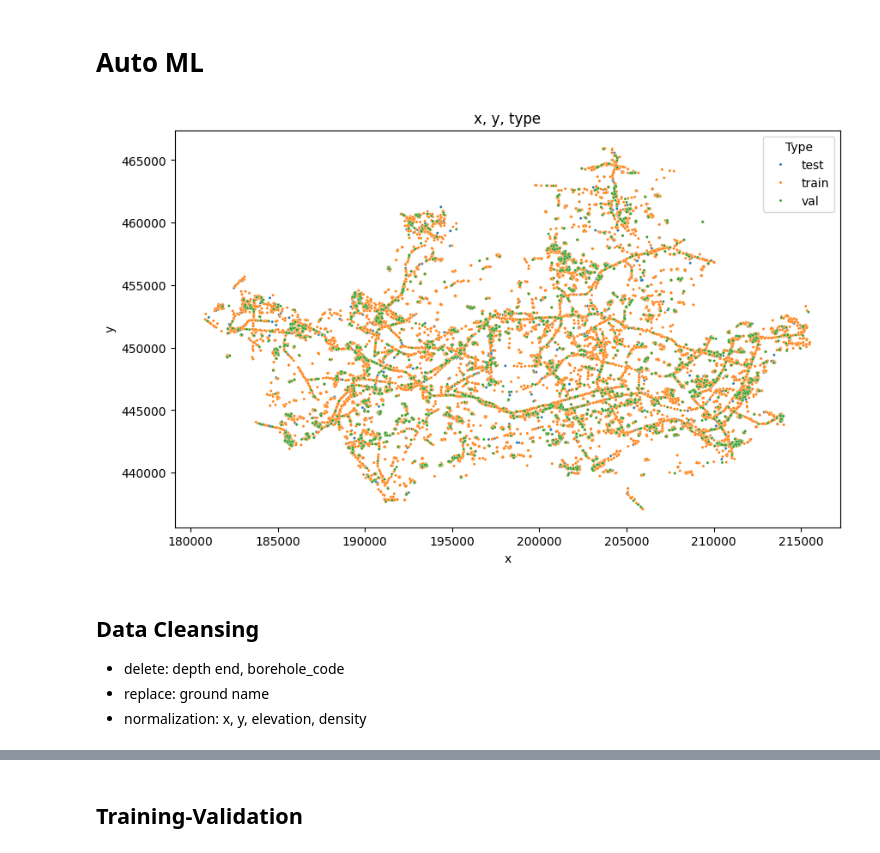
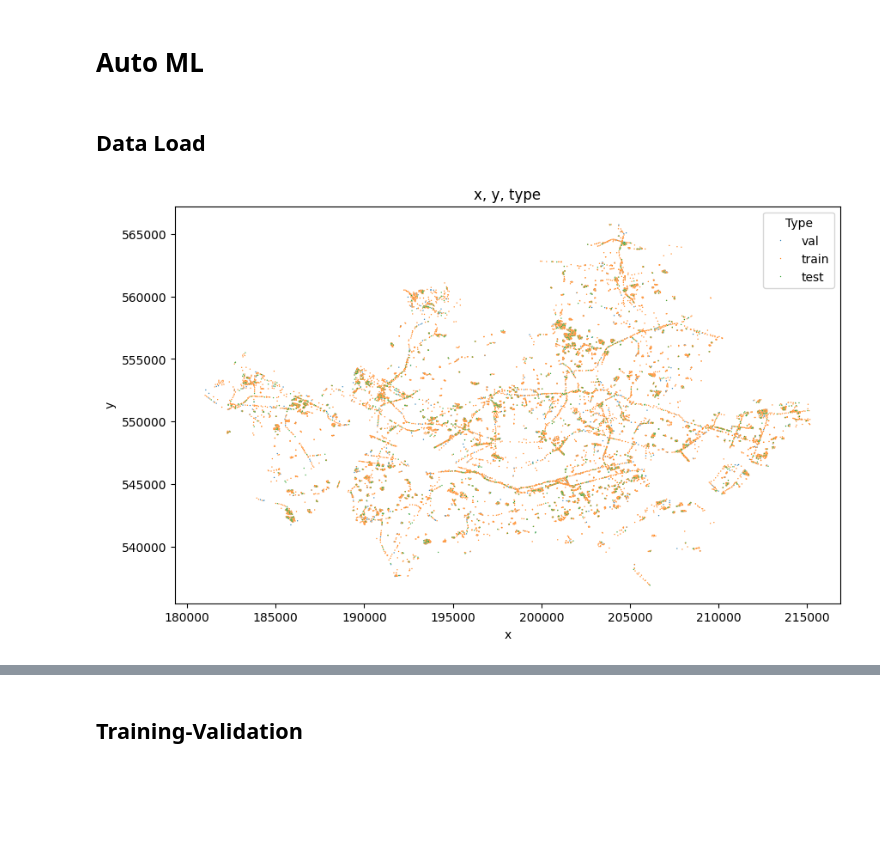
Before and after one commit to go0leum/rockhead_prediction, a Jupyter notebook: bedrock_head_prediction_automl.ipynb, the cells around one changed output, grey strips where cells are left out. Cells and saved outputs as stored; diff of their text form; code cells hidden in the pictures; blank space fills up the shorter version.

```diff
--- a/bedrock_head_prediction_automl.ipynb
+++ b/bedrock_head_prediction_automl.ipynb
@@ -6,23 +6,25 @@ from autogluon.tabular import TabularDataset, TabularPredictor
 import utils.eda_utils as eda_utils
 from sklearn.metrics import mean_absolute_error, mean_squared_error, mean_squared_error, r2_score
 import numpy as np
+# %% [markdown]
+## Data Load
 # %%
-train_df = pd.read_csv('data/240907_Rockhead_Seoul_train(false, before_aumentation).csv')
-val_df = pd.read_csv('data/240907_Rockhead_Seoul_val(false, before_aumentation).csv')
-test_df = pd.read_csv('data/240907_Rockhead_Seoul_test(false, before_aumentation).csv')
+train_df = pd.read_csv('data/241001_Rockhead_Seoul_train(before_aumentation).csv')
+val_df = pd.read_csv('data/241001_Rockhead_Seoul_val(before_aumentation).csv')
+test_df = pd.read_csv('data/241001_Rockhead_Seoul_test(before_aumentation).csv')
 # %%
-train_df['Type'] = 'train'
-val_df['Type'] = 'val'
-test_df['Type'] = 'test'
+train_df_copy = train_df.copy()
+val_df_copy = val_df.copy()
+test_df_copy = test_df.copy()
 
-df_concat = pd.DataFrame(columns=train_df.columns)
-df_concat = pd.concat([df_concat, test_df, train_df, val_df])
 
-eda_utils.scatter_relation(df_concat, 'x', 'y', 5, 'x, y, type','Type')
+train_df_copy['Type'] = 'train'
+val_df_copy['Type'] = 'val'
+test_df_copy['Type'] = 'test'
+
+df_concat = pd.DataFrame(columns=train_df_copy.columns)
+df_concat = pd.concat([df_concat, val_df_copy, train_df_copy, test_df_copy])
+
+eda_utils.scatter_relation(df_concat, 'x', 'y', 1, 'x, y, type','Type')
 # %% [output]
-[figure, old version]
+[figure, new version]
-# %% [markdown]
-## Data Cleansing
-- delete: depth end, borehole_code
-- replace: ground name
-- normalization: x, y, elevation, density
```
Also changed, not shown: parts of 9 cells of this notebook.
